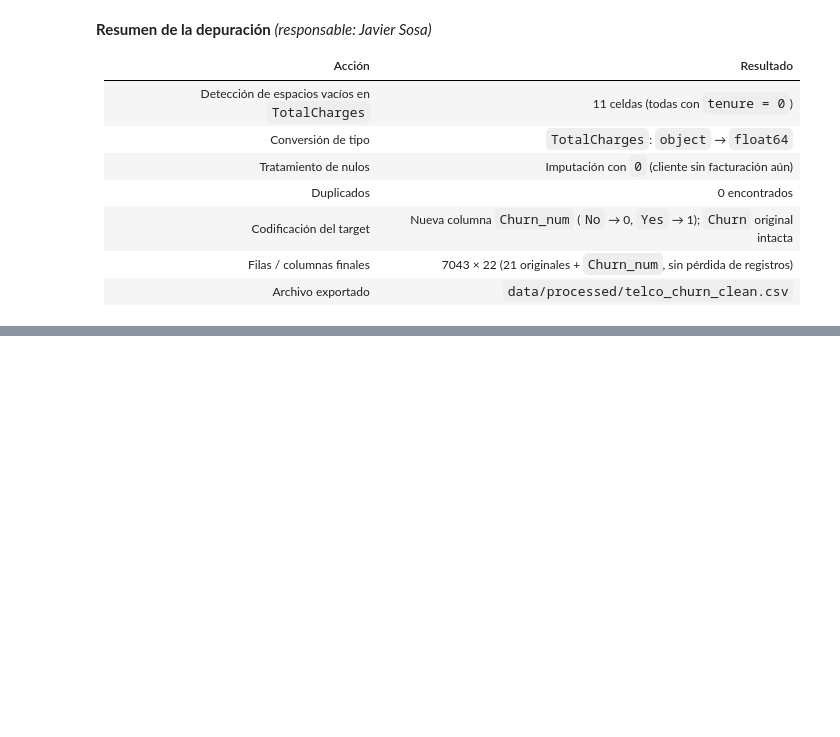
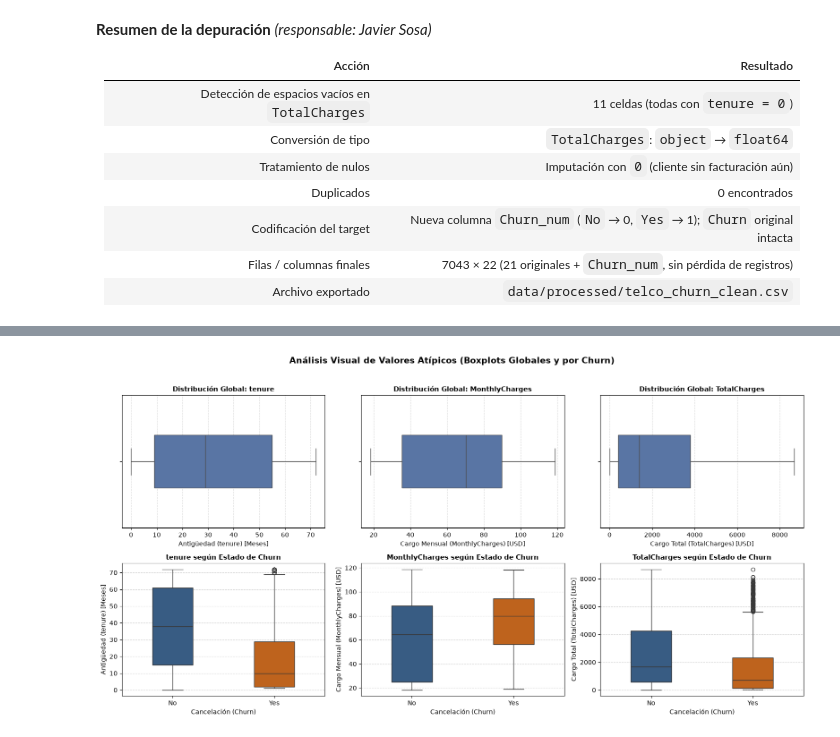
Before and after one commit to Janegro09/tpi-analisis-de-datos, a Jupyter notebook: notebooks/TPI_Analisis_de_Datos.ipynb, the cells around one changed output, grey strips where cells are left out. Drawn from its saved outputs; the diff is of its cells as text; code cells hidden in the pictures; blank space fills up the shorter version.

```diff
--- a/notebooks/TPI_Analisis_de_Datos.ipynb
+++ b/notebooks/TPI_Analisis_de_Datos.ipynb
@@ -229,0 +663,31 @@ print("Dataset depurado guardado en:", ARCHIVO_LIMPIO)
+# %%
+fig, axes = plt.subplots(2, 3, figsize=(16, 8))
+paleta_churn = {"No": "#2b5c8f", "Yes": "#d95f02"}
+
+etiquetas = {
+    "tenure": "Antigüedad (tenure) [Meses]",
+    "MonthlyCharges": "Cargo Mensual (MonthlyCharges) [USD]",
+    "TotalCharges": "Cargo Total (TotalCharges) [USD]"
+}
+
+for i, col in enumerate(cols_cuantitativas):
+    sns.boxplot(x=df[col], ax=axes[0, i], color="#4c72b0", width=0.4)
+    axes[0, i].set_title(f"Distribución Global: {col}", fontsize=11, fontweight="bold")
+    axes[0, i].set_xlabel(etiquetas[col])
+    axes[0, i].grid(axis="x", linestyle="--", alpha=0.5)
+
+for i, col in enumerate(cols_cuantitativas):
+    sns.boxplot(
+        data=df, x="Churn", y=col, ax=axes[1, i],
+        hue="Churn", palette=paleta_churn, legend=False, width=0.4
+    )
+    axes[1, i].set_title(f"{col} según Estado de Churn", fontsize=11, fontweight="bold")
+    axes[1, i].set_xlabel("Cancelación (Churn)")
+    axes[1, i].set_ylabel(etiquetas[col])
+    axes[1, i].grid(axis="y", linestyle="--", alpha=0.5)
+
+plt.suptitle("Análisis Visual de Valores Atípicos (Boxplots Globales y por Churn)", fontsize=14, fontweight="bold", y=1.02)
+plt.tight_layout()
+plt.show()
+# %% [output]
+[figure, added]
```
Also changed, not shown: parts of 43 cells of this notebook, 1 other file.
